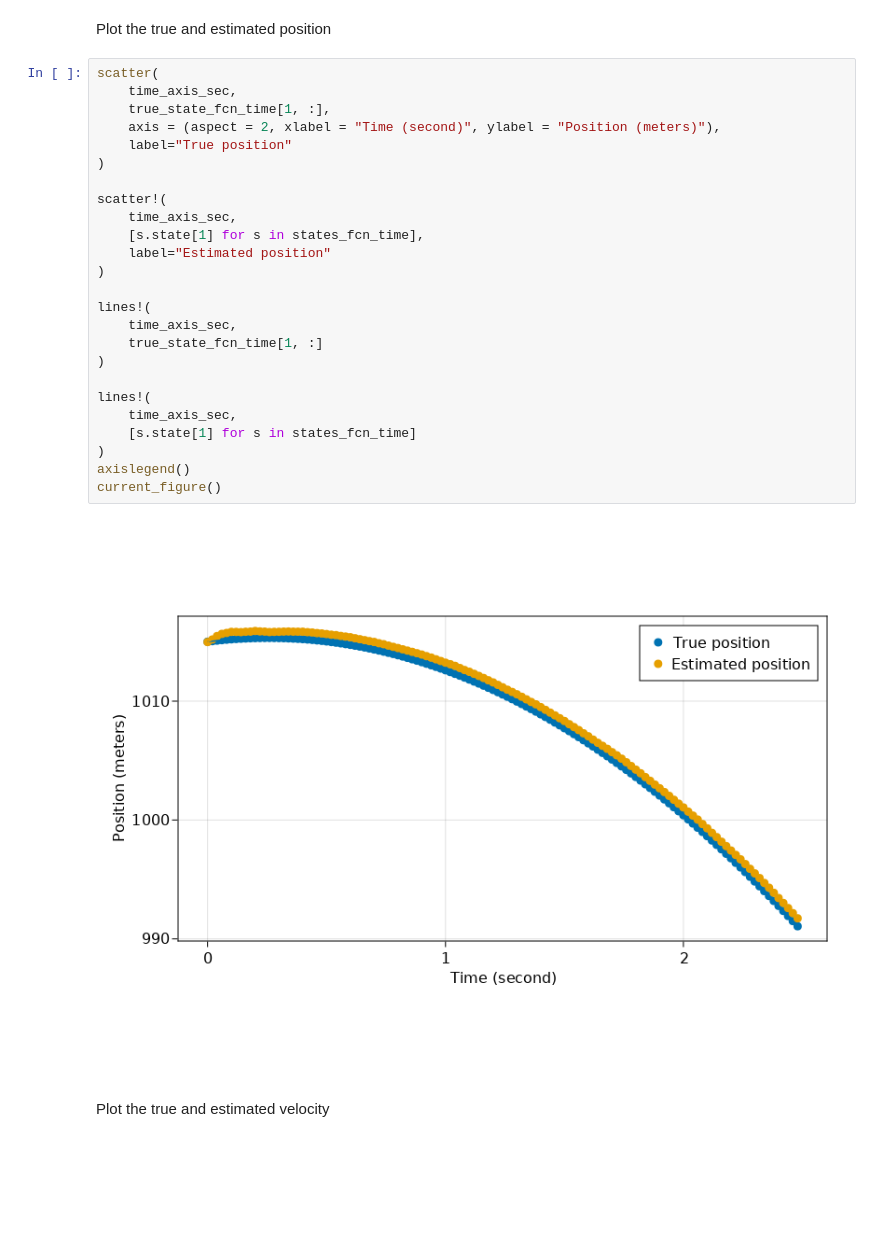
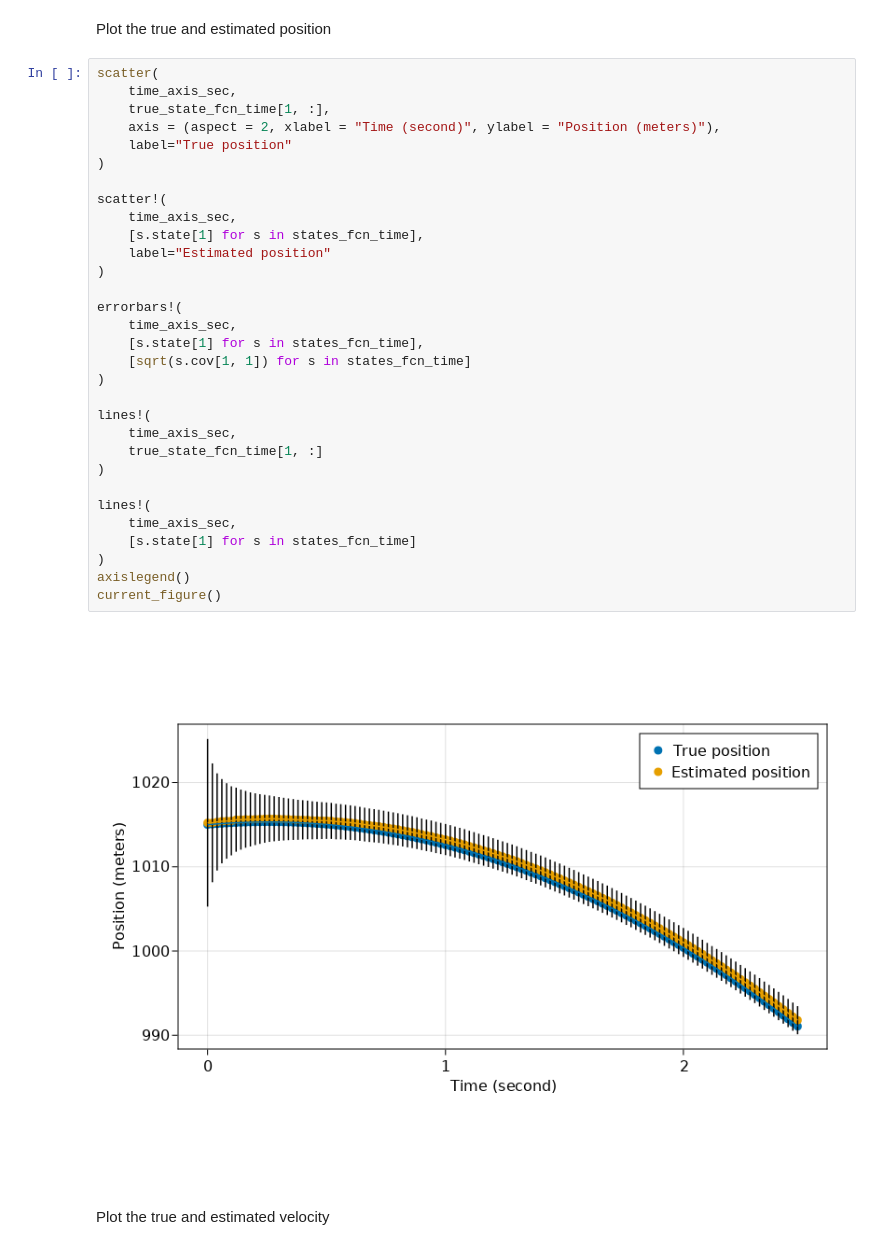
Before and after one commit to hoganman/kalmanfilterjl, a Jupyter notebook: constantaccel.ipynb, the cells around one changed output. Cells and saved outputs as stored; diff of their text form; blank space fills up the shorter version.

```diff
--- a/constantaccel.ipynb
+++ b/constantaccel.ipynb
@@ -240,30 +240,36 @@ Plot the true and estimated position
 # %%
 scatter(
     time_axis_sec,
     true_state_fcn_time[1, :],
     axis = (aspect = 2, xlabel = "Time (second)", ylabel = "Position (meters)"),
     label="True position"
 )
 
 scatter!(
     time_axis_sec,
     [s.state[1] for s in states_fcn_time],
     label="Estimated position"
 )
 
+errorbars!(
+    time_axis_sec,
+    [s.state[1] for s in states_fcn_time],
+    [sqrt(s.cov[1, 1]) for s in states_fcn_time]
+)
+
 lines!(
     time_axis_sec,
     true_state_fcn_time[1, :]
 )
 
 lines!(
     time_axis_sec,
     [s.state[1] for s in states_fcn_time]
 )
 axislegend()
 current_figure()
 # %% [output]
-[figure, old version]
+[figure, new version]
 # %% [markdown]
 Plot the true and estimated velocity
 # %%
```
Also changed, not shown: parts of 3 cells of this notebook.
